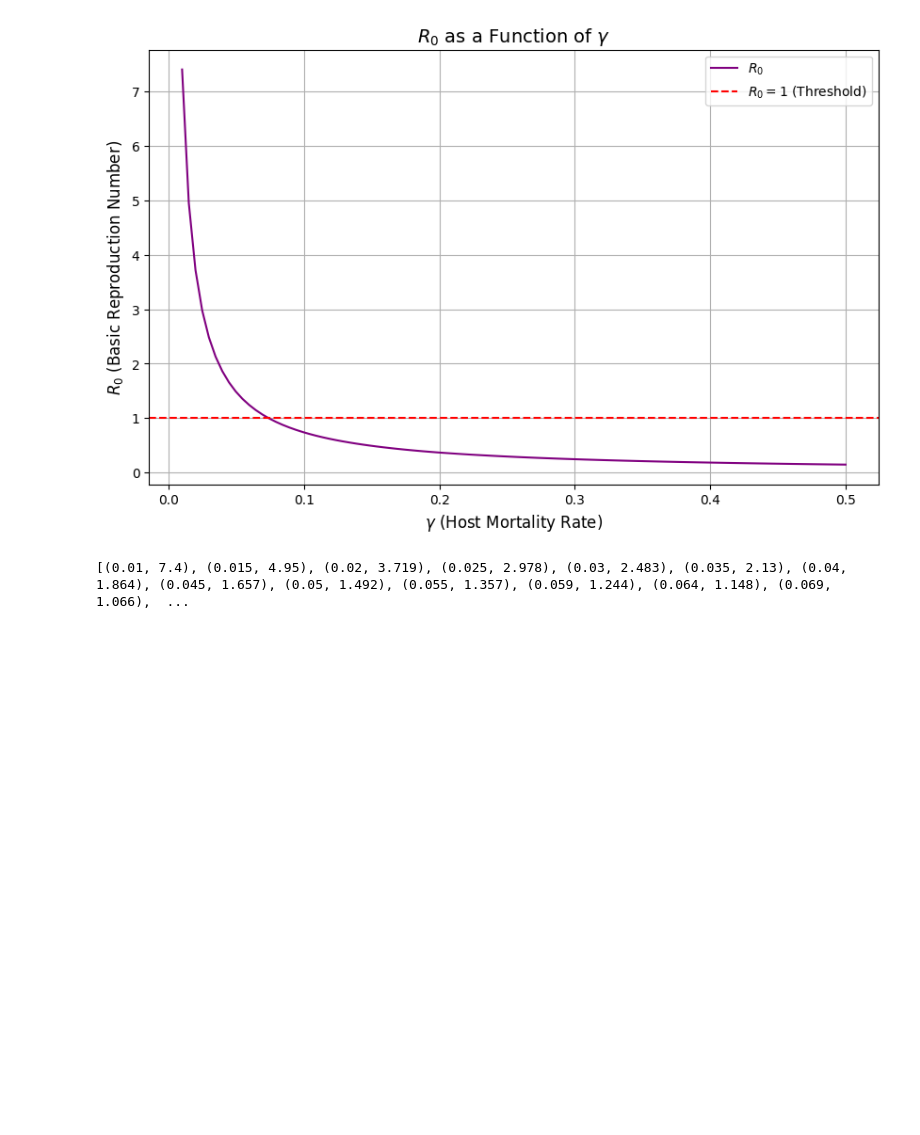
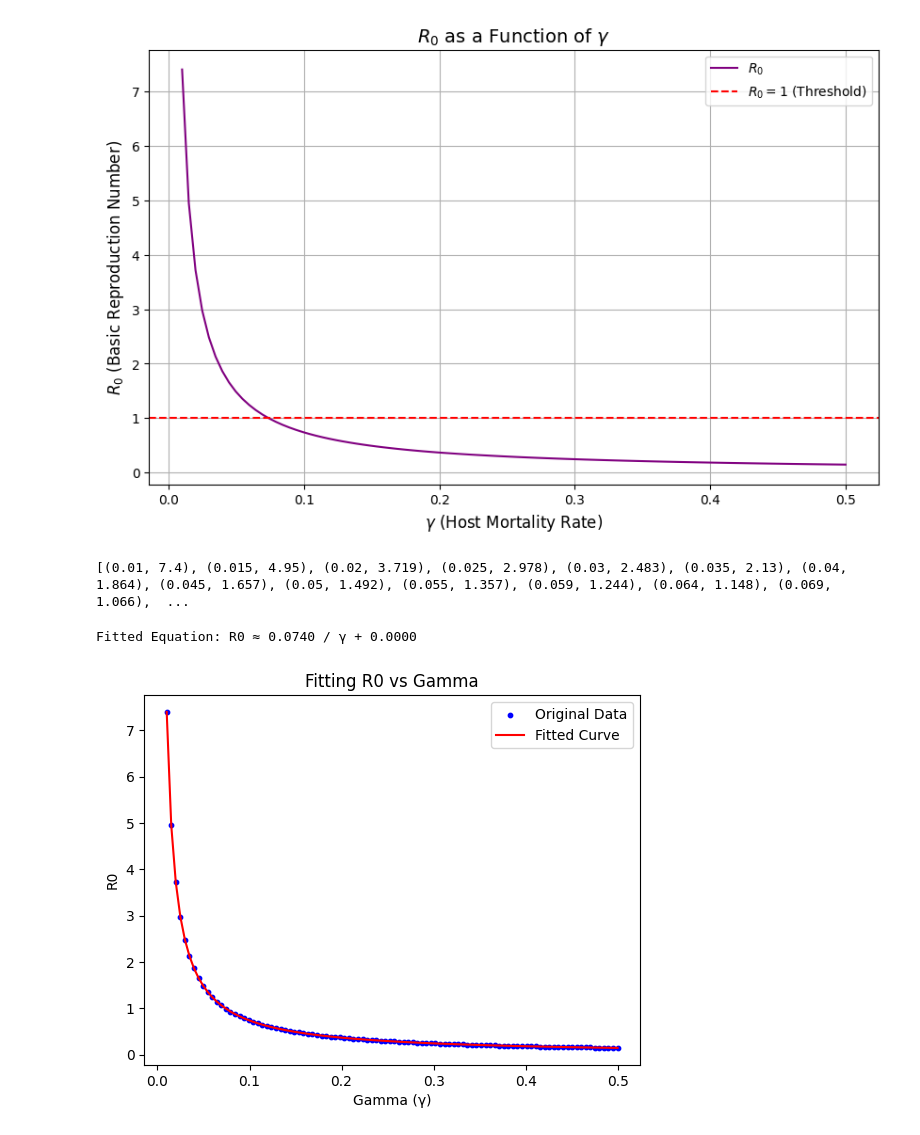
Before and after one commit to nazabu/WNS-Mathematical-Simulation, a Jupyter notebook: src/R0 vs Parameter/R0_Gamma.ipynb, the cells around one changed output. Saved outputs shown, nothing was run; the diff lists cells and outputs as text; code cells hidden in the pictures; blank space fills up the shorter version.

```diff
--- a/src/R0 vs Parameter/R0_Gamma.ipynb
+++ b/src/R0 vs Parameter/R0_Gamma.ipynb
@@ -32,3 +32,42 @@ print([tuple((round(float(gamma), 3), round(float(R0), 3))) for gamma, R0 in zip
 # %% [output]
 [figure]
 [(0.01, 7.4), (0.015, 4.95), (0.02, 3.719), (0.025, 2.978), (0.03, 2.483), (0.035, 2.13), (0.04, 1.864), (0.045, 1.657), (0.05, 1.492), (0.055, 1.357), (0.059, 1.244), (0.064, 1.148), (0.069, 1.066),  ...
+# %%
+import numpy as np
+import matplotlib.pyplot as plt
+from scipy.optimize import curve_fit
+
+# Fixed parameters
+alpha = 0.04
+mu = 0.05
+beta_d = 0.05
+beta_i = 0.03
+
+# Varying parameter (gamma range)
+gamma_range = np.linspace(0.01, 0.5, 100)
+
+# Compute R0 values
+R0_values = [(beta_d / gamma) + (beta_i / gamma) * (alpha / mu) for gamma in gamma_range]
+
+# Define a function for curve fitting (inverse relationship)
+def inverse_model(gamma, a, b):
+    return a / gamma + b
+
+# Fit the curve to the data
+params, _ = curve_fit(inverse_model, gamma_range, R0_values)
+
+# Extract the best-fit parameters
+a_fit, b_fit = params
+print(f"Fitted Equation: R0 ≈ {a_fit:.4f} / γ + {b_fit:.4f}")
+
+# Plot the original data and the fitted curve
+plt.scatter(gamma_range, R0_values, label="Original Data", color="blue", s=10)
+plt.plot(gamma_range, inverse_model(gamma_range, *params), label="Fitted Curve", color="red")
+plt.xlabel("Gamma (γ)")
+plt.ylabel("R0")
+plt.legend()
+plt.title("Fitting R0 vs Gamma")
+plt.show()
+# %% [output]
+Fitted Equation: R0 ≈ 0.0740 / γ + 0.0000
+[figure, added]
```
